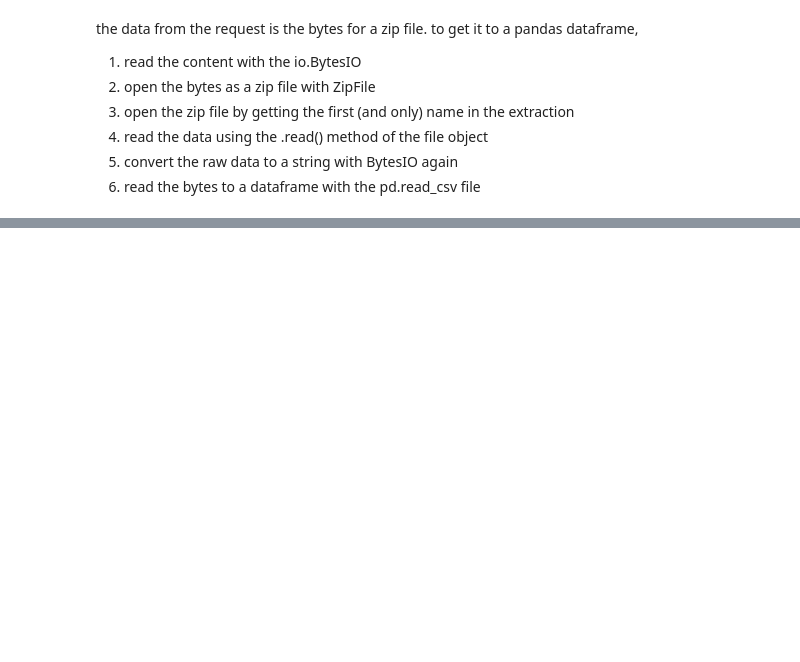
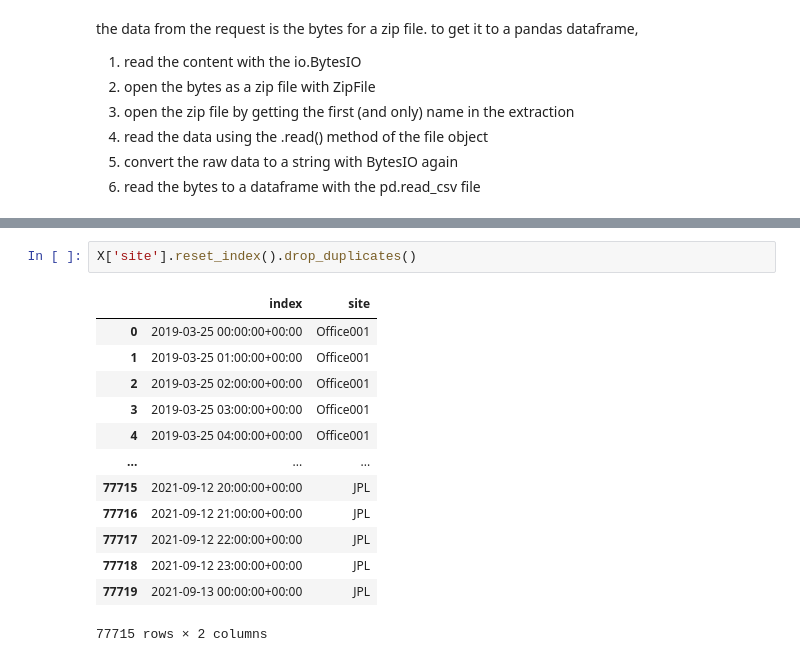
Before and after one commit to denny-lehman/ev_charging, a Jupyter notebook: models/model_workbook.ipynb, the cells around one changed output, grey strips where cells are left out. Drawn from its saved outputs; the diff is of its cells as text; blank space fills up the shorter version.

```diff
--- a/models/model_workbook.ipynb
+++ b/models/model_workbook.ipynb
@@ -287,0 +247,16 @@ raw[(raw['MARKET_RUN_ID'].isin(MARKET_RUN_IDS)) & (raw['TAC_AREA_NAME'].isin(TAC
+# %%
+X['site'].reset_index().drop_duplicates()
+# %% [output]
+|  | index | site |
+| 0 | 2019-03-25 00:00:00+00:00 | Office001 |
+| 1 | 2019-03-25 01:00:00+00:00 | Office001 |
+| 2 | 2019-03-25 02:00:00+00:00 | Office001 |
+| 3 | 2019-03-25 03:00:00+00:00 | Office001 |
+| 4 | 2019-03-25 04:00:00+00:00 | Office001 |
+| ... | ... | ... |
+| 77715 | 2021-09-12 20:00:00+00:00 | JPL |
+| 77716 | 2021-09-12 21:00:00+00:00 | JPL |
+| 77717 | 2021-09-12 22:00:00+00:00 | JPL |
+| 77718 | 2021-09-12 23:00:00+00:00 | JPL |
+| 77719 | 2021-09-13 00:00:00+00:00 | JPL |
+77715 rows × 2 columns
```
Also changed, not shown: parts of 50 cells of this notebook.
